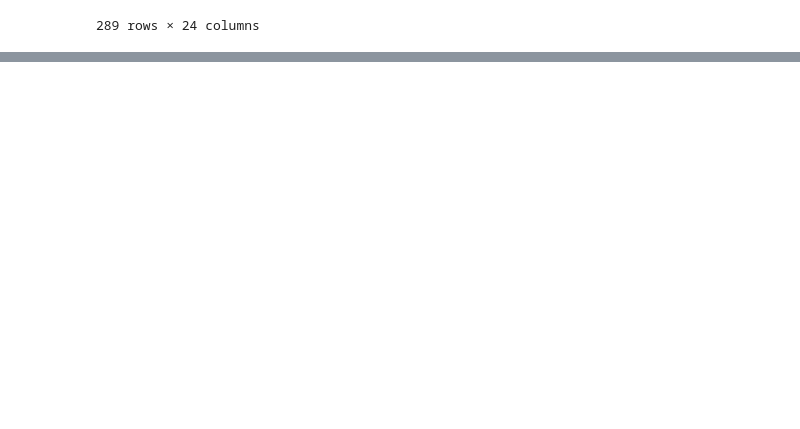
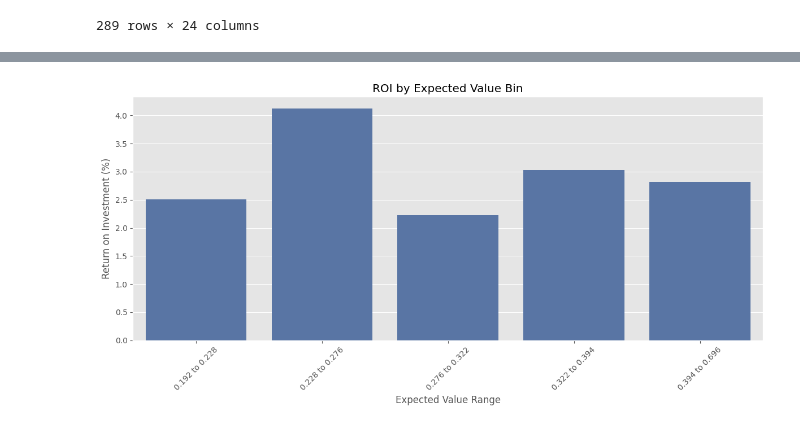
Before and after one commit to louis-porter/team-eval, a Jupyter notebook: backtesting.ipynb, the cells around one changed output, grey strips where cells are left out. Drawn from its saved outputs; the diff is of its cells as text; code cells hidden in the pictures; blank space fills up the shorter version.

```diff
--- a/backtesting.ipynb
+++ b/backtesting.ipynb
@@ -1184,0 +1420,75 @@ Probability of Profit: 100.00%
+# %%
+def analyze_ev_bins(df, num_bins=5):
+    # Create a unified EV column based on which side was bet on
+    df['ev_percent'] = df.apply(
+        lambda row: row['home_ev_percent'] if row['better_side'] == 'home' else row['away_ev_percent'],
+        axis=1
+    )
+
+    # Create EV bins
+    df['ev_bin'] = pd.qcut(df['ev_percent'], num_bins, labels=False)
+
+    # Get bin ranges for labeling
+    bin_edges = pd.qcut(df['ev_percent'], num_bins, retbins=True)[1]
+    bin_labels = [f"{bin_edges[i]:.3f} to {bin_edges[i+1]:.3f}" for i in range(len(bin_edges)-1)]
+
+    results = []
+
+    for bin_idx in range(num_bins):
+        bin_df = df[df['ev_bin'] == bin_idx]
+
+        # Skip empty bins
+        if len(bin_df) == 0:
+            continue
+
+        # Calculate metrics for this bin
+        total_bets = len(bin_df)
+
+        # Count pushes
+        pushes = sum((bin_df['better_side'] == 'home') & (bin_df['home_ah_result'] == 0.5)) + \
+                 sum((bin_df['better_side'] == 'away') & (bin_df['away_ah_result'] == 0.5))
+
+        bets_with_outcome = total_bets - pushes
+
+        # Calculate profit and ROI
+        total_profit = bin_df['profit'].sum()
+        roi = (total_profit / bets_with_outcome) * 100 if bets_with_outcome > 0 else 0
+
+        # Calculate win rates
+        win_count = sum((bin_df['better_side'] == 'home') & (bin_df['home_ah_result'] > 0.5)) + \
+                    sum((bin_df['better_side'] == 'away') & (bin_df['away_ah_result'] > 0.5))
+
+        partial_win_count = sum((bin_df['better_side'] == 'home') & (bin_df['home_ah_result'] == 0.25)) + \
+                            sum((bin_df['better_side'] == 'away') & (bin_df['away_ah_result'] == 0.25))
+
+        win_rate = (win_count + 0.5 * partial_win_count) / bets_with_outcome * 100 if bets_with_outcome > 0 else 0
+
+        # Average EV
+        avg_ev = bin_df['ev_percent'].mean()
+
+        results.append({
+            'EV Bin': bin_labels[bin_idx],
+            'Average EV (%)': avg_ev,
+            'Total Bets': total_bets,
+            'Total Profit': total_profit,
+            'ROI (%)': roi,
+            'Win Rate (%)': win_rate
+        })
+
+    return pd.DataFrame(results)
+
+
+ev_bin_analysis = analyze_ev_bins(value_bets_df, num_bins=5)
+print("EV Bin Analysis:")
+print(ev_bin_analysis)
+
+# Create visualization for ROI by EV bin
+plt.figure(figsize=(12, 6))
+sns.barplot(x='EV Bin', y='ROI (%)', data=ev_bin_analysis)
+plt.title('ROI by Expected Value Bin')
+plt.xlabel('Expected Value Range')
+plt.ylabel('Return on Investment (%)')
+plt.xticks(rotation=45)
+plt.tight_layout()
+plt.show()
+# %% [output]
@@ -1184,0 +1519 @@ Probability of Profit: 100.00%
+[figure, added]
```
Also changed, not shown: parts of 11 cells of this notebook, 1 other file.
